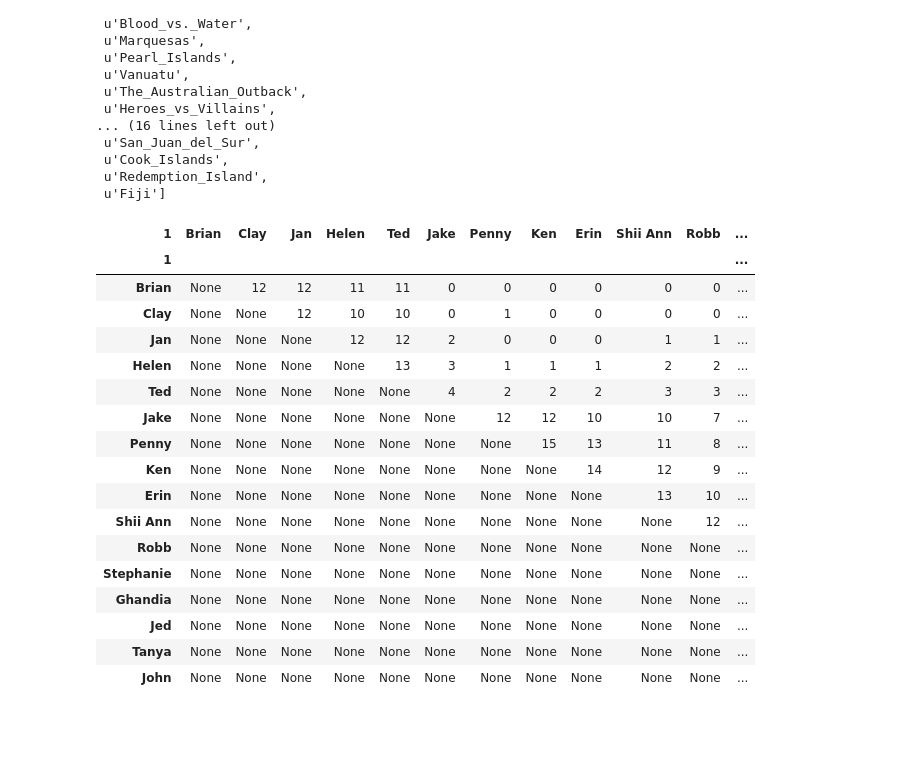
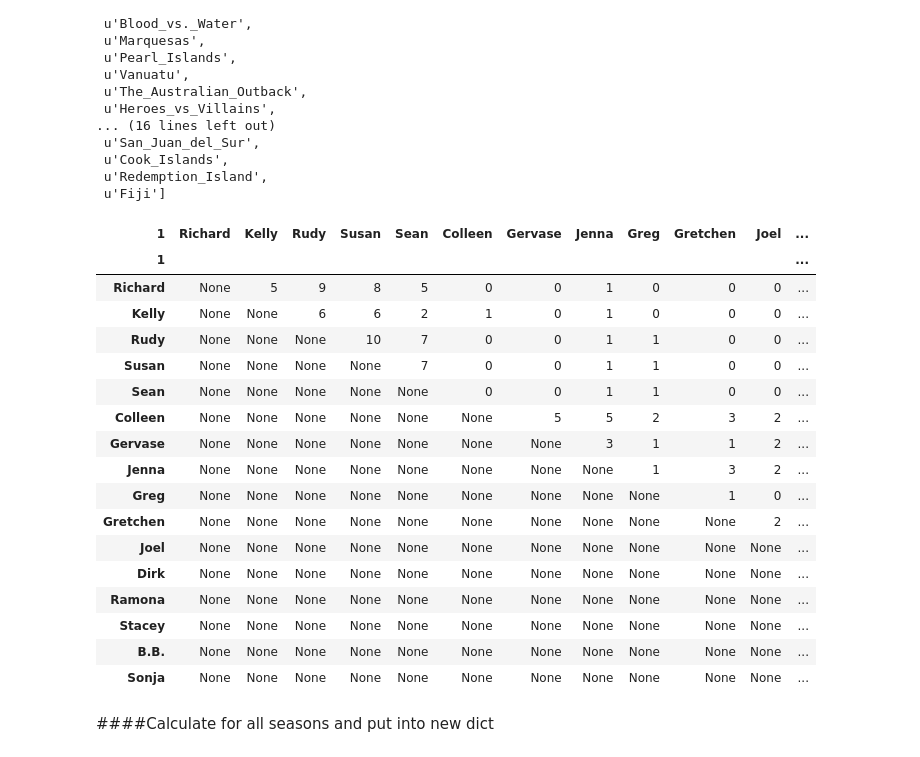
Before and after one commit to bchugit/Survivor-Project, a Jupyter notebook: process_votes.ipynb, the cells around one changed output. Saved outputs shown, nothing was run; the diff lists cells and outputs as text; code cells hidden in the pictures; blank space fills up the shorter version.

Commit message:
updated for all seasons

```diff
--- a/process_votes.ipynb
+++ b/process_votes.ipynb
@@ -41,23 +42,25 @@ seasons.keys()
  u'Redemption_Island',
  u'Fiji']
 # %%
-compare_votes(seasons['Thailand']['votes'])
+compare_votes(seasons['Borneo']['votes'])
 # %% [output]
-| 1 | Brian | Clay | Jan | Helen | Ted | Jake | Penny | Ken | Erin | Shii Ann | Robb | ... |
+| 1 | Richard | Kelly | Rudy | Susan | Sean | Colleen | Gervase | Jenna | Greg | Gretchen | Joel | ... |
 | 1 |  |  |  |  |  |  |  |  |  |  |  | ... |
-| Brian | None | 12 | 12 | 11 | 11 | 0 | 0 | 0 | 0 | 0 | 0 | ... |
-| Clay | None | None | 12 | 10 | 10 | 0 | 1 | 0 | 0 | 0 | 0 | ... |
-| Jan | None | None | None | 12 | 12 | 2 | 0 | 0 | 0 | 1 | 1 | ... |
-| Helen | None | None | None | None | 13 | 3 | 1 | 1 | 1 | 2 | 2 | ... |
-| Ted | None | None | None | None | None | 4 | 2 | 2 | 2 | 3 | 3 | ... |
-| Jake | None | None | None | None | None | None | 12 | 12 | 10 | 10 | 7 | ... |
-| Penny | None | None | None | None | None | None | None | 15 | 13 | 11 | 8 | ... |
-| Ken | None | None | None | None | None | None | None | None | 14 | 12 | 9 | ... |
-| Erin | None | None | None | None | None | None | None | None | None | 13 | 10 | ... |
-| Shii Ann | None | None | None | None | None | None | None | None | None | None | 12 | ... |
-| Robb | None | None | None | None | None | None | None | None | None | None | None | ... |
-| Stephanie | None | None | None | None | None | None | None | None | None | None | None | ... |
-| Ghandia | None | None | None | None | None | None | None | None | None | None | None | ... |
-| Jed | None | None | None | None | None | None | None | None | None | None | None | ... |
-| Tanya | None | None | None | None | None | None | None | None | None | None | None | ... |
-| John | None | None | None | None | None | None | None | None | None | None | None | ... |
+| Richard | None | 5 | 9 | 8 | 5 | 0 | 0 | 1 | 0 | 0 | 0 | ... |
+| Kelly | None | None | 6 | 6 | 2 | 1 | 0 | 1 | 0 | 0 | 0 | ... |
+| Rudy | None | None | None | 10 | 7 | 0 | 0 | 1 | 1 | 0 | 0 | ... |
+| Susan | None | None | None | None | 7 | 0 | 0 | 1 | 1 | 0 | 0 | ... |
+| Sean | None | None | None | None | None | 0 | 0 | 1 | 1 | 0 | 0 | ... |
+| Colleen | None | None | None | None | None | None | 5 | 5 | 2 | 3 | 2 | ... |
+| Gervase | None | None | None | None | None | None | None | 3 | 1 | 1 | 2 | ... |
+| Jenna | None | None | None | None | None | None | None | None | 1 | 3 | 2 | ... |
+| Greg | None | None | None | None | None | None | None | None | None | 1 | 0 | ... |
+| Gretchen | None | None | None | None | None | None | None | None | None | None | 2 | ... |
+| Joel | None | None | None | None | None | None | None | None | None | None | None | ... |
+| Dirk | None | None | None | None | None | None | None | None | None | None | None | ... |
+| Ramona | None | None | None | None | None | None | None | None | None | None | None | ... |
+| Stacey | None | None | None | None | None | None | None | None | None | None | None | ... |
+| B.B. | None | None | None | None | None | None | None | None | None | None | None | ... |
+| Sonja | None | None | None | None | None | None | None | None | None | None | None | ... |
+# %% [markdown]
+####Calculate for all seasons and put into new dict
```
Also changed, not shown: parts of 6 cells of this notebook.
